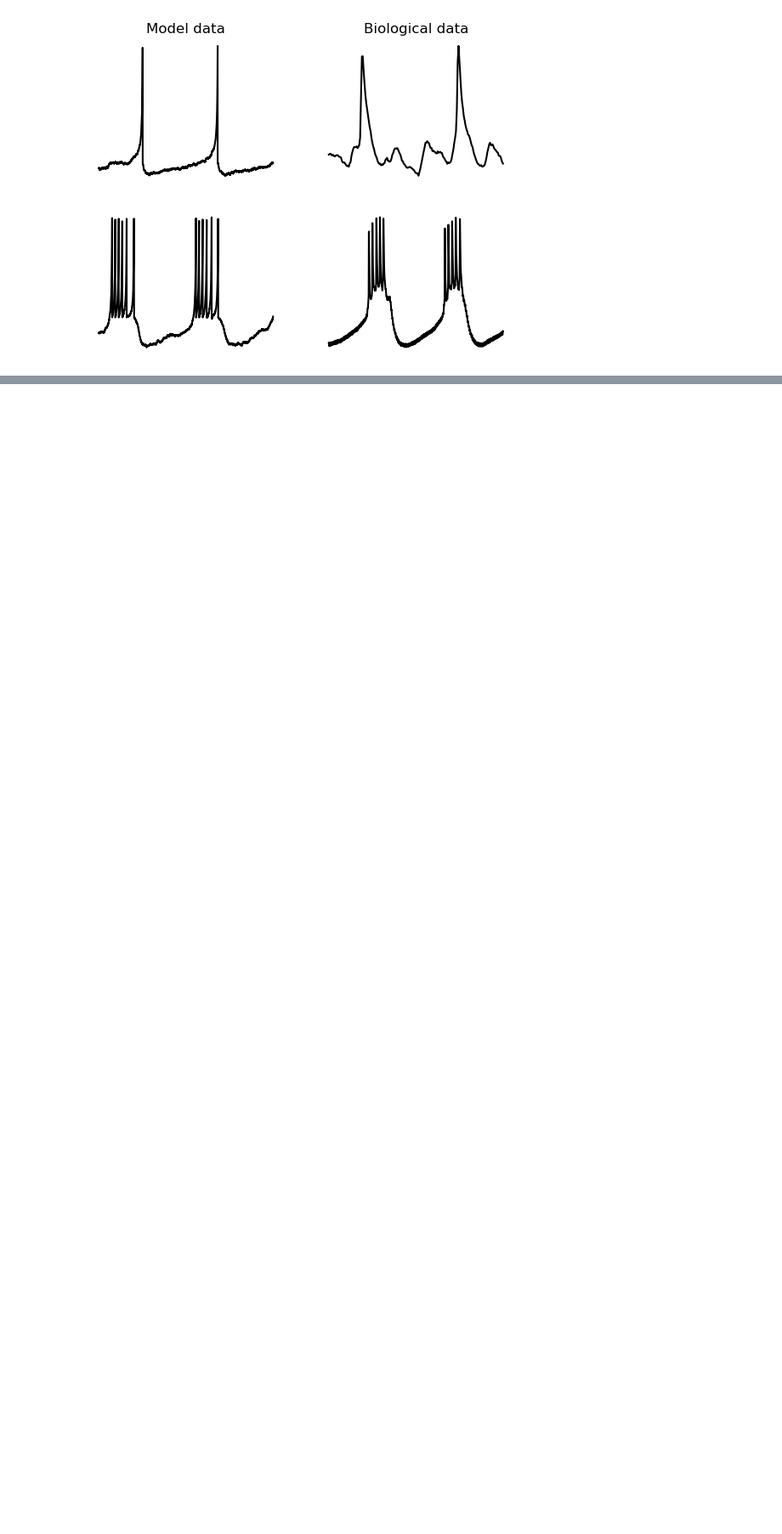
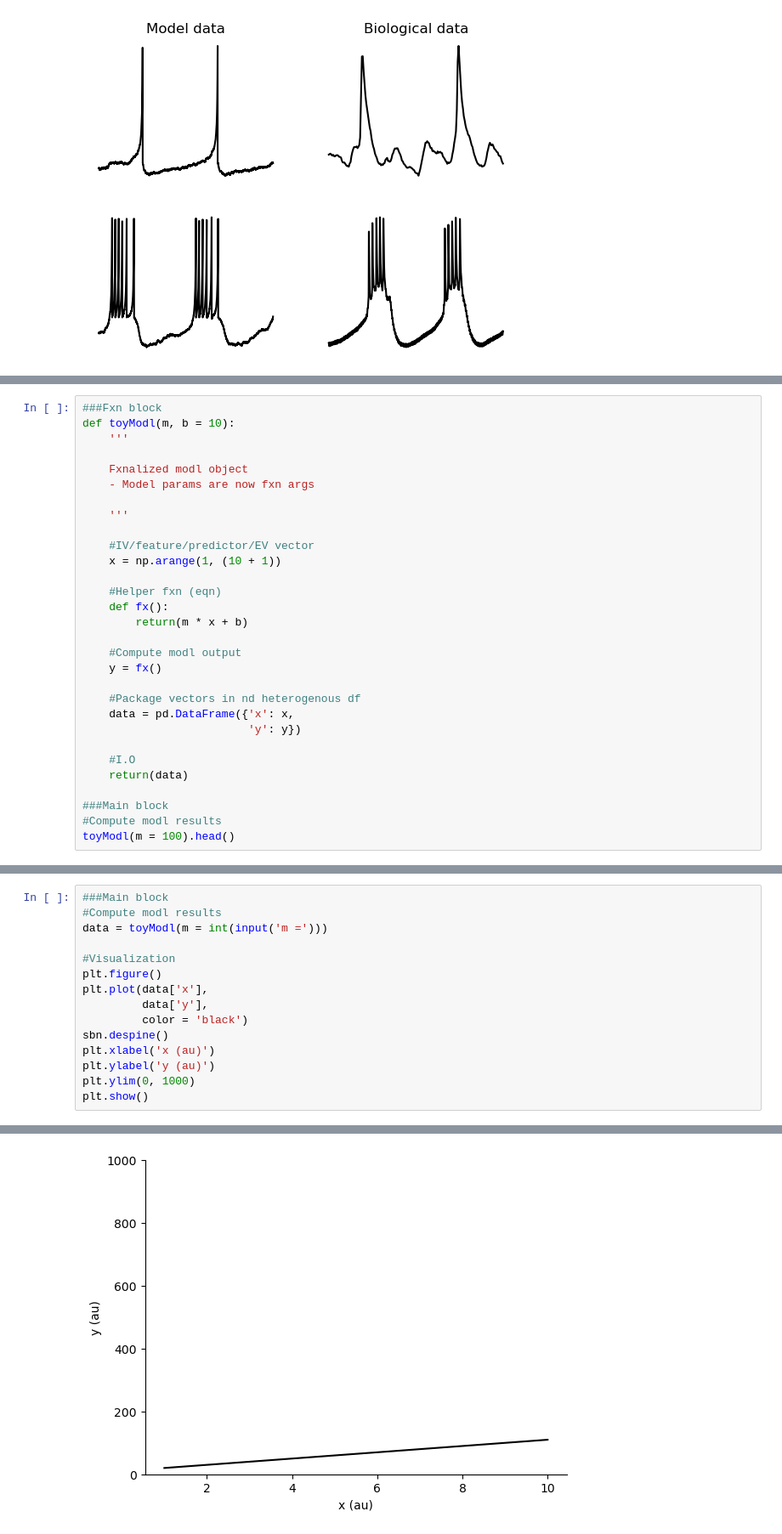
Before and after one commit to ryEllison/specialTopicsInNeuro, a Jupyter notebook: material/week2/solutionsNotebook.ipynb, the cells around one changed output, grey strips where cells are left out. Shown: that part at 85% size. Cells and saved outputs as stored; diff of their text form; blank space fills up the shorter version.

```diff
--- a/material/week2/solutionsNotebook.ipynb
+++ b/material/week2/solutionsNotebook.ipynb
@@ -874,0 +928,30 @@ plt.show()
+# %%
+###Fxn block
+def toyModl(m, b = 10):
+    '''
+
+    Fxnalized modl object
+    - Model params are now fxn args
+
+    '''
+
+    #IV/feature/predictor/EV vector
+    x = np.arange(1, (10 + 1))
+
+    #Helper fxn (eqn)
+    def fx():
+        return(m * x + b)
+
+    #Compute modl output
+    y = fx()
+
+    #Package vectors in nd heterogenous df
+    data = pd.DataFrame({'x': x,
+                         'y': y})
+
+    #I.O
+    return(data)
+
+###Main block
+#Compute modl results
+toyModl(m = 100).head()
@@ -874,0 +969,16 @@ plt.show()
+# %%
+###Main block
+#Compute modl results
+data = toyModl(m = int(input('m =')))
+
+#Visualization
+plt.figure()
+plt.plot(data['x'],
+         data['y'],
+         color = 'black')
+sbn.despine()
+plt.xlabel('x (au)')
+plt.ylabel('y (au)')
+plt.ylim(0, 1000)
+plt.show()
+# %% [output]
@@ -874,0 +986 @@ plt.show()
+[figure, added]
```
Also changed, not shown: parts of 21 cells of this notebook.
